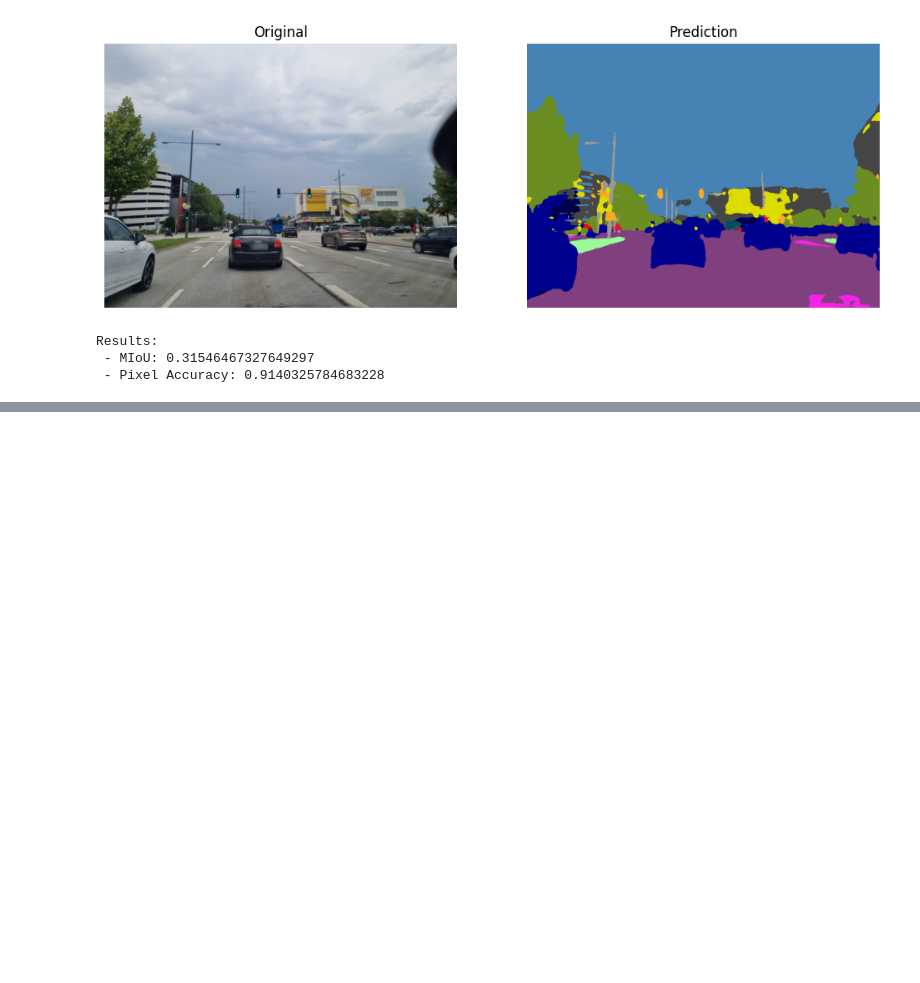
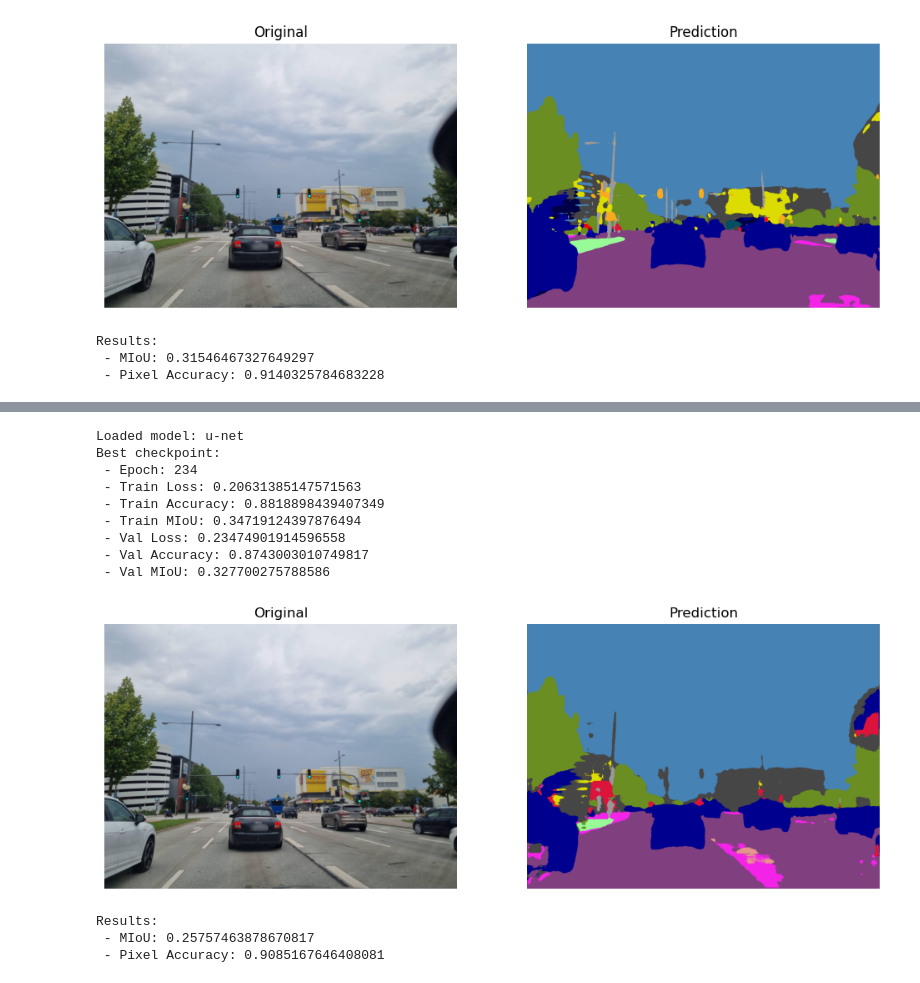
Before and after one commit to lucauhl/Semantic-Segmentation-Traffic-Scenes, a Jupyter notebook: 05_evaluation/pipeline_demo.ipynb, the cells around one changed output, grey strips where cells are left out. Saved outputs shown, nothing was run; the diff lists cells and outputs as text; code cells hidden in the pictures; blank space fills up the shorter version.

```diff
--- a/05_evaluation/pipeline_demo.ipynb
+++ b/05_evaluation/pipeline_demo.ipynb
@@ -50,0 +74,25 @@ Results:
+# %%
+model, device = load_model("unet", "unet_3267195")
+prediction = infer(model, device, image)
+miou, _, acc = eval(prediction, rgb_label, num_classes=20)
+
+rgb_pred = label_to_color(prediction, CITYSCAPES_COLORS_20)
+plot_images(image, "Original", rgb_pred, "Prediction")
+
+print("Results:")
+print(f" - MIoU: {miou}")
+print(f" - Pixel Accuracy: {acc}")
+# %% [output]
+Loaded model: u-net
+Best checkpoint:
+ - Epoch: 234
+ - Train Loss: 0.20631385147571563
+ - Train Accuracy: 0.8818898439407349
+ - Train MIoU: 0.34719124397876494
+ - Val Loss: 0.23474901914596558
+ - Val Accuracy: 0.8743003010749817
+ - Val MIoU: 0.327700275788586
+[figure, added]
+Results:
+ - MIoU: 0.25757463878670817
+ - Pixel Accuracy: 0.9085167646408081
```
Also changed, not shown: parts of 1 cell of this notebook, 2 other files.
